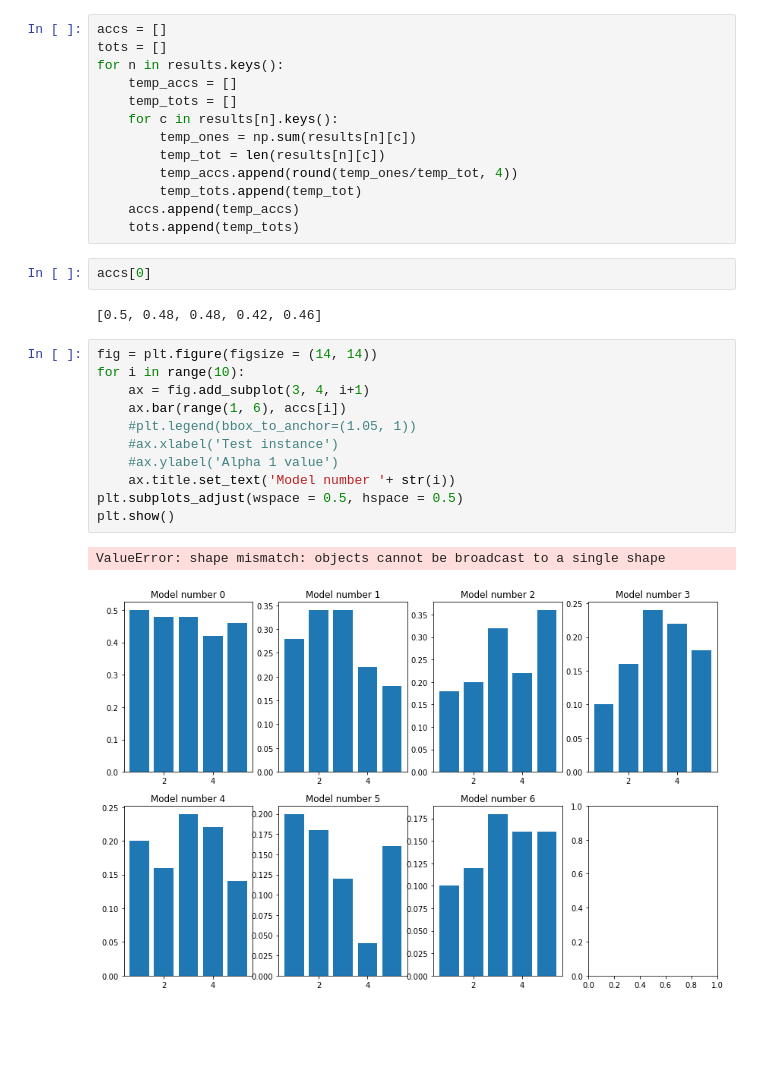
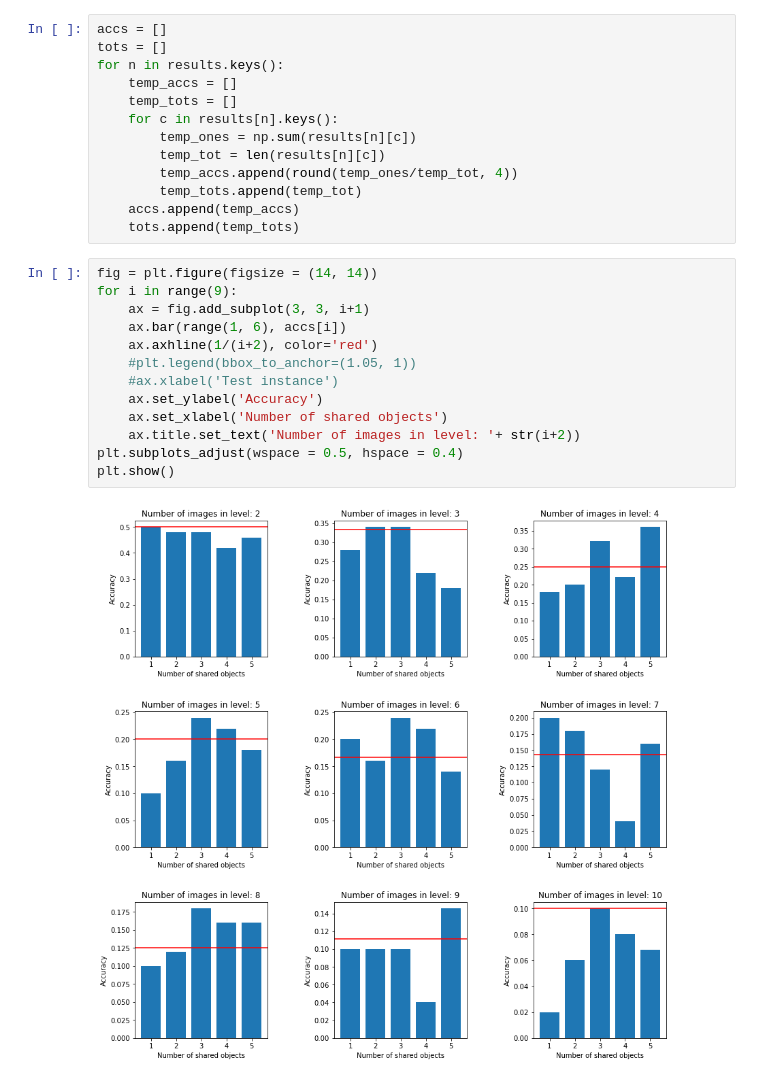
Before and after one commit to yemyemyem/sempix20, a Jupyter notebook: models/caption_generator/retrieval_accuracy.ipynb, the cells around one changed output. Drawn from its saved outputs; the diff is of its cells as text; blank space fills up the shorter version.

```diff
--- a/models/caption_generator/retrieval_accuracy.ipynb
+++ b/models/caption_generator/retrieval_accuracy.ipynb
@@ -55,21 +56,18 @@ for n in results.keys():
         temp_tots.append(temp_tot)
     accs.append(temp_accs)
     tots.append(temp_tots)
-# %%
-accs[0]
-# %% [output]
-[0.5, 0.48, 0.48, 0.42, 0.46]
 # %%
 fig = plt.figure(figsize = (14, 14))
-for i in range(10):
-    ax = fig.add_subplot(3, 4, i+1)
+for i in range(9):
+    ax = fig.add_subplot(3, 3, i+1)
     ax.bar(range(1, 6), accs[i])
+    ax.axhline(1/(i+2), color='red')
     #plt.legend(bbox_to_anchor=(1.05, 1))
     #ax.xlabel('Test instance')
-    #ax.ylabel('Alpha 1 value')
-    ax.title.set_text('Model number '+ str(i))
-plt.subplots_adjust(wspace = 0.5, hspace = 0.5)
+    ax.set_ylabel('Accuracy')
+    ax.set_xlabel('Number of shared objects')
+    ax.title.set_text('Number of images in level: '+ str(i+2))
+plt.subplots_adjust(wspace = 0.5, hspace = 0.4)
 plt.show()
 # %% [output]
-ValueError: shape mismatch: objects cannot be broadcast to a single shape
-[figure, old version]
+[figure, new version]
```
Also changed, not shown: parts of 2 cells of this notebook, 2 other files.
